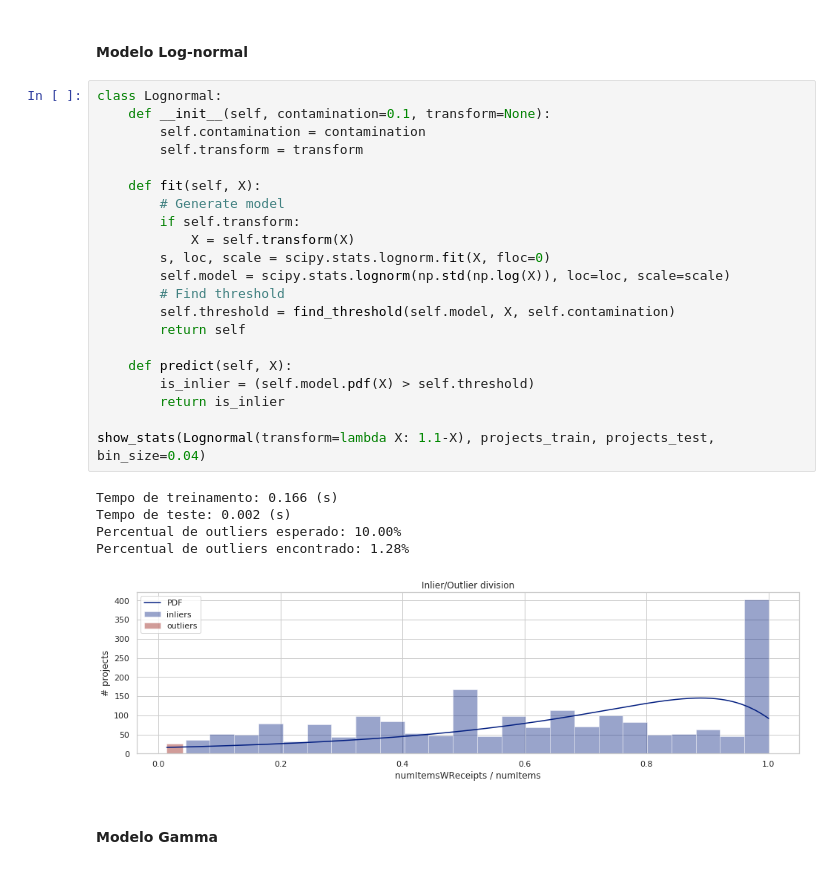
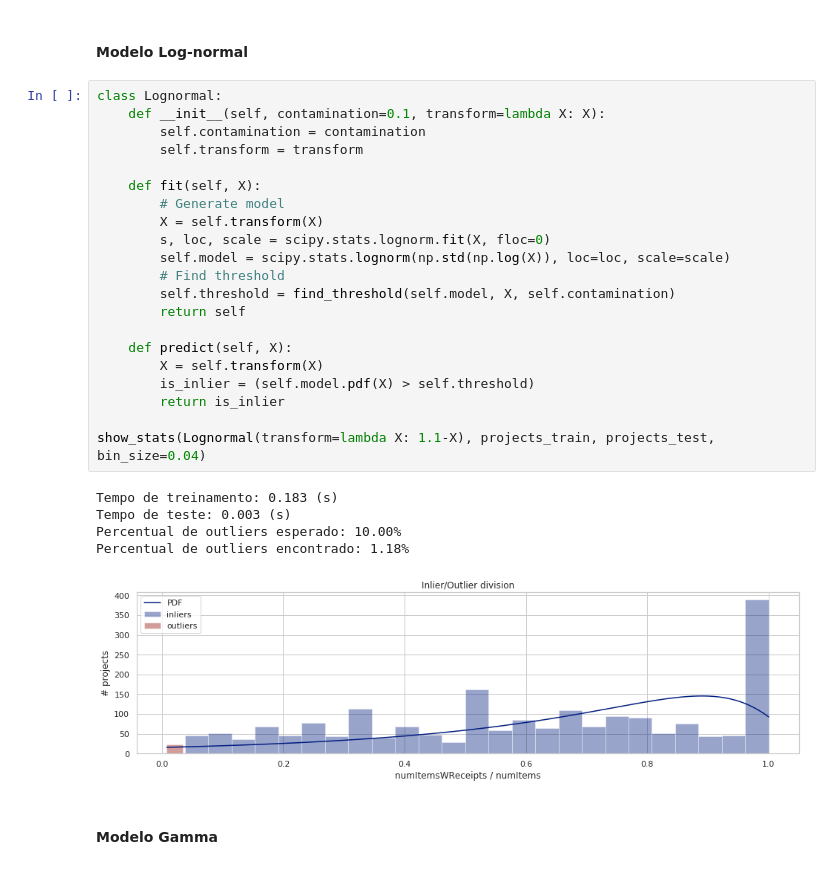
Before and after one commit to lappis-unb/salic-ml, a Jupyter notebook: notebooks/report/analysis_of_items_receipts_ratio.ipynb, the cells around one changed output. Saved outputs shown, nothing was run; the diff lists cells and outputs as text.

```diff
--- a/notebooks/report/analysis_of_items_receipts_ratio.ipynb
+++ b/notebooks/report/analysis_of_items_receipts_ratio.ipynb
@@ -364,31 +352,31 @@ Percentual de outliers encontrado: 5.62%
 #### Modelo Log-normal
 # %%
 class Lognormal:
-    def __init__(self, contamination=0.1, transform=None):
+    def __init__(self, contamination=0.1, transform=lambda X: X):
         self.contamination = contamination
         self.transform = transform
 
     def fit(self, X):
         # Generate model
-        if self.transform:
-            X = self.transform(X)
+        X = self.transform(X)
         s, loc, scale = scipy.stats.lognorm.fit(X, floc=0)
         self.model = scipy.stats.lognorm(np.std(np.log(X)), loc=loc, scale=scale)
         # Find threshold
         self.threshold = find_threshold(self.model, X, self.contamination)
         return self
 
     def predict(self, X):
+        X = self.transform(X)
         is_inlier = (self.model.pdf(X) > self.threshold)
         return is_inlier
 
 show_stats(Lognormal(transform=lambda X: 1.1-X), projects_train, projects_test, bin_size=0.04)
 # %% [output]
-Tempo de treinamento: 0.166 (s)
-Tempo de teste: 0.002 (s)
+Tempo de treinamento: 0.183 (s)
+Tempo de teste: 0.003 (s)
 Percentual de outliers esperado: 10.00%
-Percentual de outliers encontrado: 1.28%
+Percentual de outliers encontrado: 1.18%
-[figure, old version]
+[figure, new version]
 # %% [markdown]
 #### Modelo Gamma
 # %%
```
Also changed, not shown: parts of 11 cells of this notebook.
